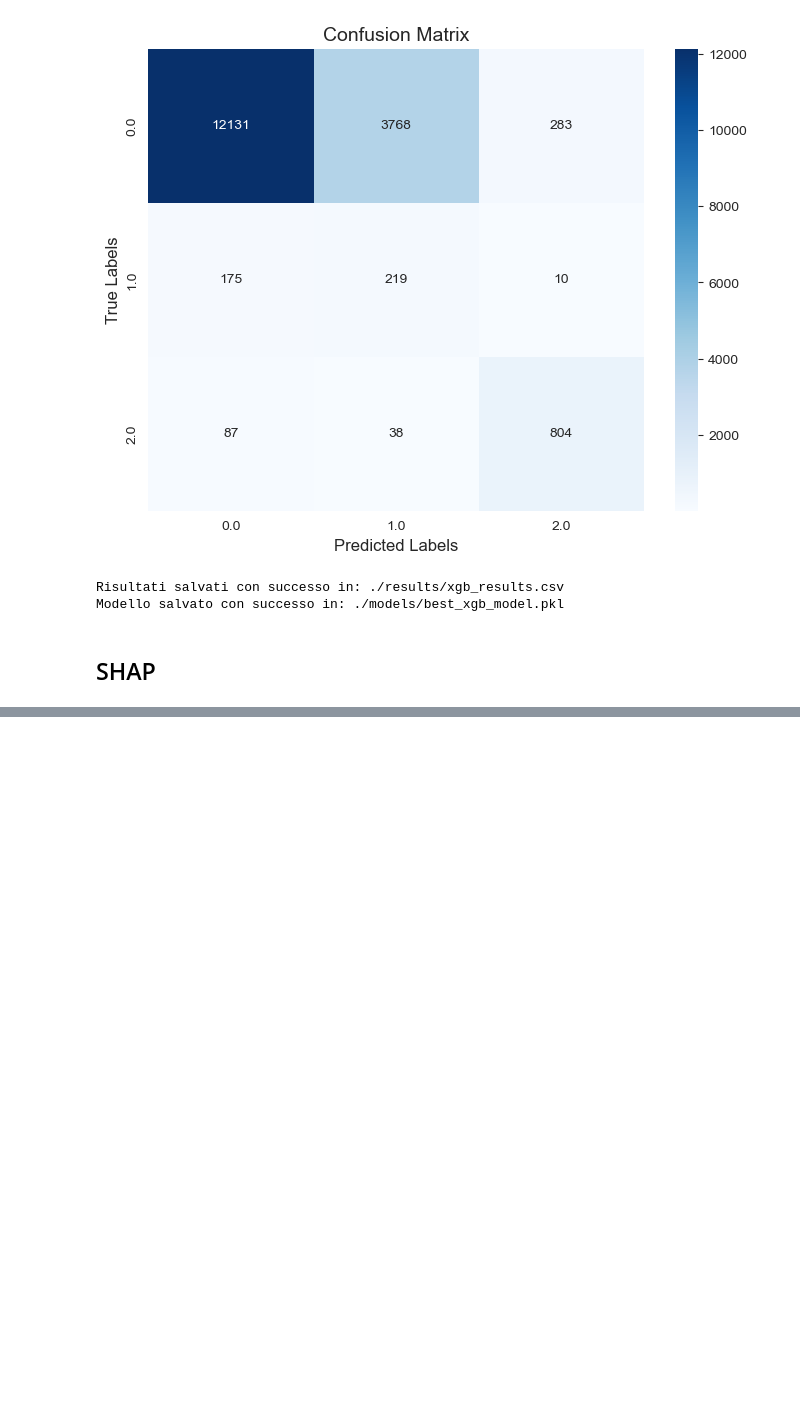
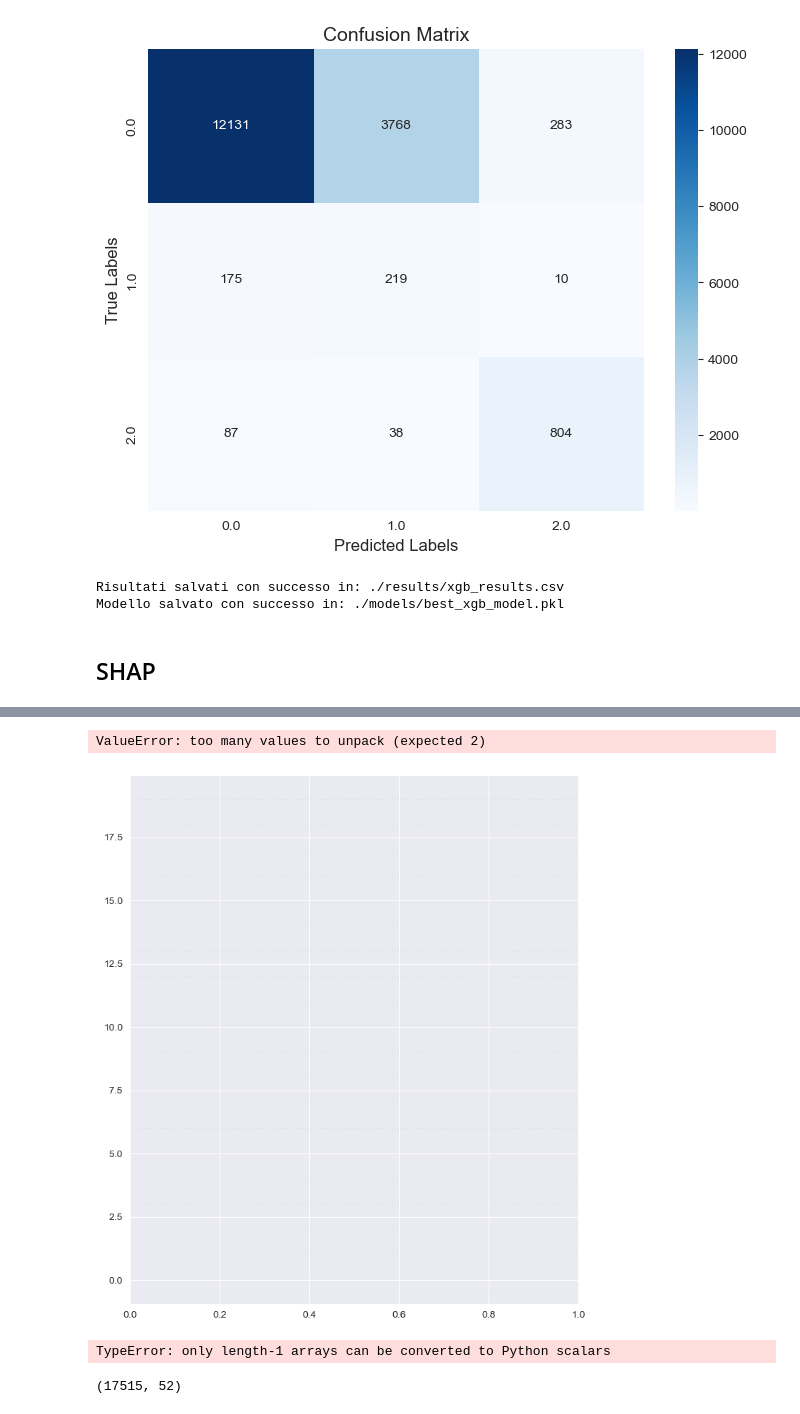
Before and after one commit to Karmos/RiskPrediction, a Jupyter notebook: model_train_evaluation.ipynb, the cells around one changed output, grey strips where cells are left out. Cells and saved outputs as stored; diff of their text form; code cells hidden in the pictures; blank space fills up the shorter version.

```diff
--- a/model_train_evaluation.ipynb
+++ b/model_train_evaluation.ipynb
@@ -540,0 +584,13 @@ shap.plots.beeswarm(shap_values)
+# %%
+shap.plots.violin(shap_values2)
+# %% [output]
+ValueError: too many values to unpack (expected 2)
+[figure, added]
+# %%
+shap.plots.waterfall(shap_values2[0,0])
+# %% [output]
+TypeError: only length-1 arrays can be converted to Python scalars
+# %%
+X_test_copy.shape
+# %% [output]
+(17515, 52)
```
Also changed, not shown: parts of 22 cells of this notebook, 4 other files.
